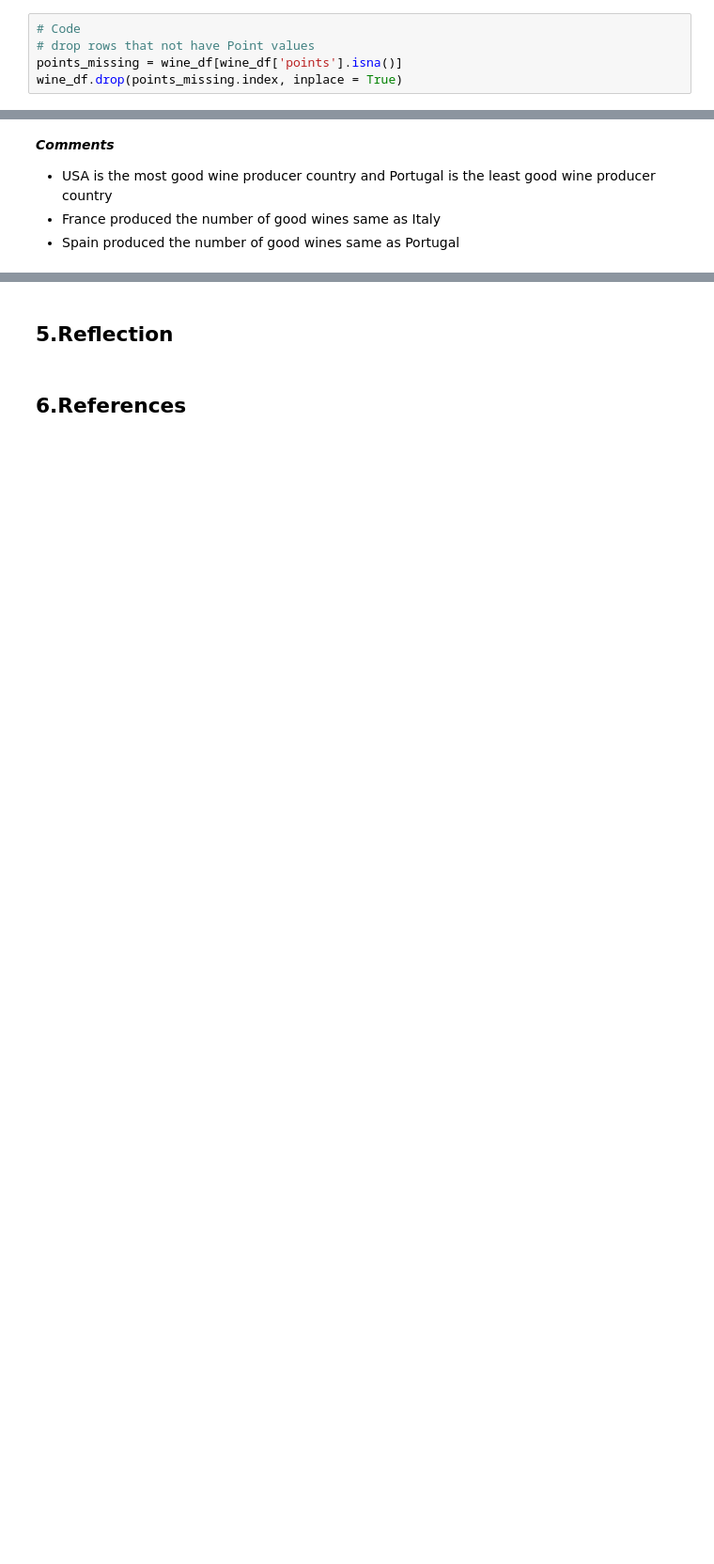
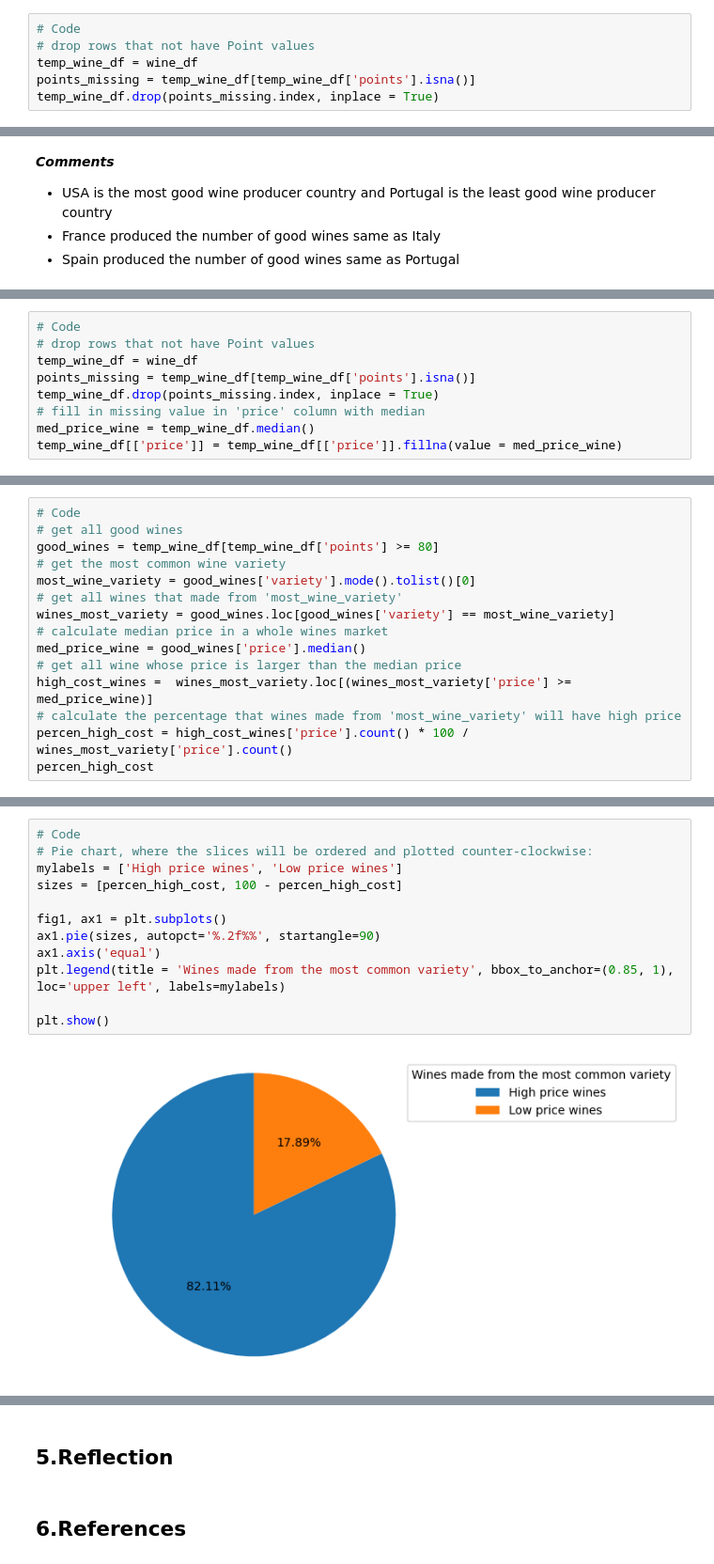
Before and after one commit to iamdkSang/20127214_20127612_Wine-Reviews, a Jupyter notebook: 20127214_20127612.ipynb, the cells around one changed output, grey strips where cells are left out. Shown: that part at 94% size. Drawn from its saved outputs; the diff is of its cells as text; blank space fills up the shorter version.

```diff
--- a/20127214_20127612.ipynb
+++ b/20127214_20127612.ipynb
@@ -304,8 +311,9 @@ Because we have to find out the standard of good wines base on its point so it w
 # %%
 # Code
 # drop rows that not have Point values
-points_missing = wine_df[wine_df['points'].isna()]
-wine_df.drop(points_missing.index, inplace = True)
+temp_wine_df = wine_df
+points_missing = temp_wine_df[temp_wine_df['points'].isna()]
+temp_wine_df.drop(points_missing.index, inplace = True)
 # %% [markdown]
 ### Data Analysis
 # %% [markdown]
@@ -358,0 +379,9 @@ Text(0.5, 1.0, 'Top 5 countries that produced the most good wines')
+# %%
+# Code
+# drop rows that not have Point values
+temp_wine_df = wine_df
+points_missing = temp_wine_df[temp_wine_df['points'].isna()]
+temp_wine_df.drop(points_missing.index, inplace = True)
+# fill in missing value in 'price' column with median
+med_price_wine = temp_wine_df.median()
+temp_wine_df[['price']] = temp_wine_df[['price']].fillna(value = med_price_wine)
@@ -358,0 +397,15 @@ Text(0.5, 1.0, 'Top 5 countries that produced the most good wines')
+# %%
+# Code
+# get all good wines
+good_wines = temp_wine_df[temp_wine_df['points'] >= 80]
+# get the most common wine variety
+most_wine_variety = good_wines['variety'].mode().tolist()[0]
+# get all wines that made from 'most_wine_variety'
+wines_most_variety = good_wines.loc[good_wines['variety'] == most_wine_variety]
+# calculate median price in a whole wines market
+med_price_wine = good_wines['price'].median()
+# get all wine whose price is larger than the median price
+high_cost_wines =  wines_most_variety.loc[(wines_most_variety['price'] >= med_price_wine)]
+# calculate the percentage that wines made from 'most_wine_variety' will have high price
+percen_high_cost = high_cost_wines['price'].count() * 100 / wines_most_variety['price'].count()
+percen_high_cost
@@ -358,0 +416,14 @@ Text(0.5, 1.0, 'Top 5 countries that produced the most good wines')
+# %%
+# Code
+# Pie chart, where the slices will be ordered and plotted counter-clockwise:
+mylabels = ['High price wines', 'Low price wines']
+sizes = [percen_high_cost, 100 - percen_high_cost]
+
+fig1, ax1 = plt.subplots()
+ax1.pie(sizes, autopct='%.2f%%', startangle=90)
+ax1.axis('equal')
+plt.legend(title = 'Wines made from the most common variety', bbox_to_anchor=(0.85, 1), loc='upper left', labels=mylabels)
+
+plt.show()
+# %% [output]
+[figure, added]
```
Also changed, not shown: parts of 12 cells of this notebook.
